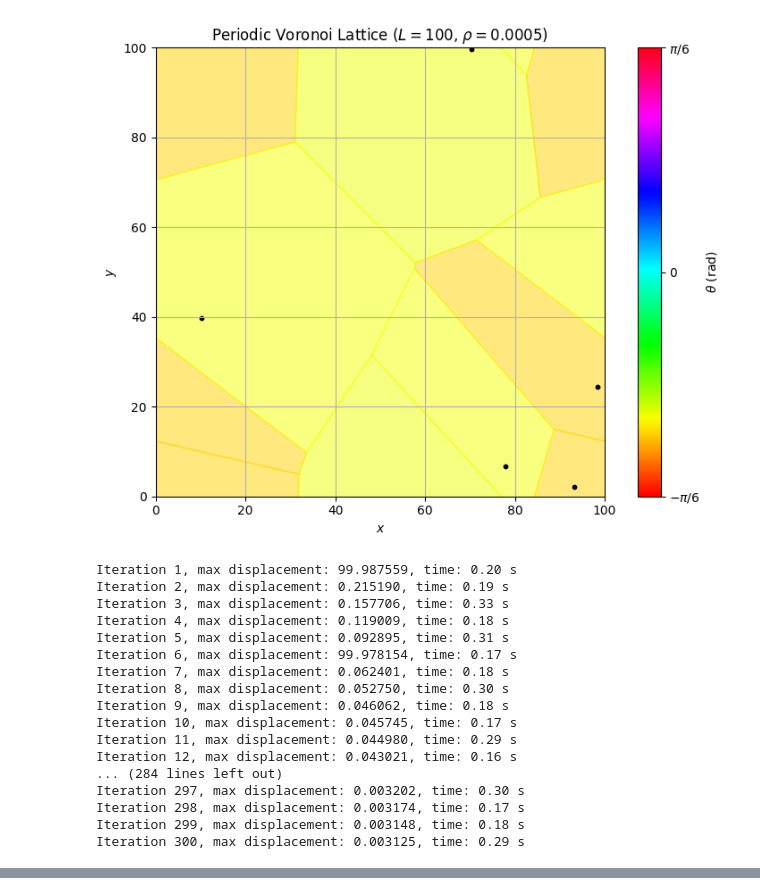
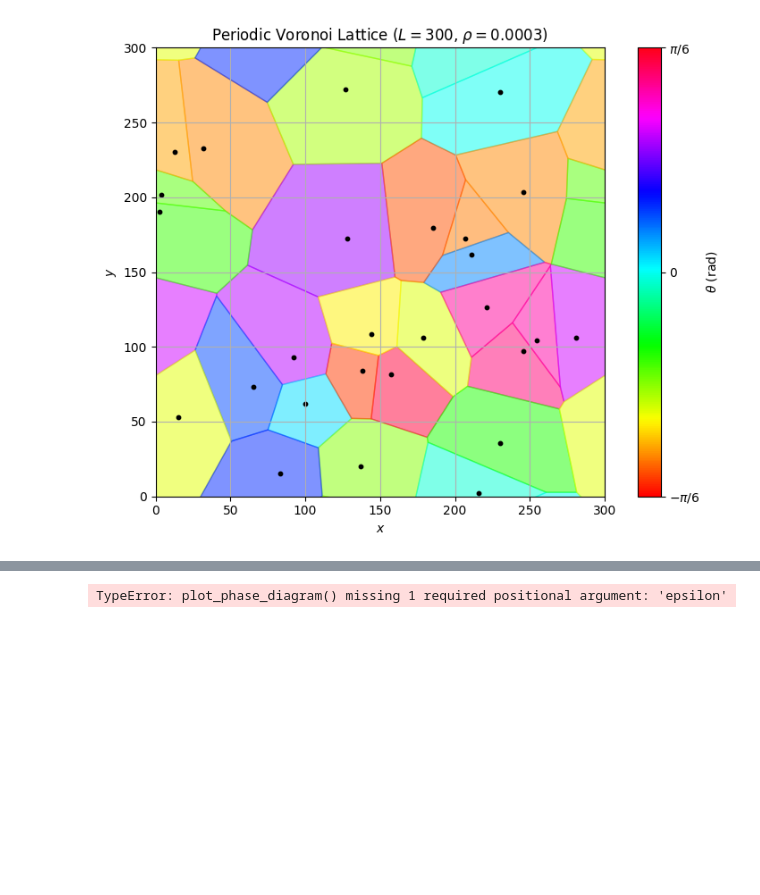
Before and after one commit to Ciciss1/TP, a Jupyter notebook: TP2/Simulation/test.ipynb, the cells around one changed output, grey strips where cells are left out. Drawn from its saved outputs; the diff is of its cells as text; code cells hidden in the pictures; blank space fills up the shorter version.

```diff
--- a/TP2/Simulation/test.ipynb
+++ b/TP2/Simulation/test.ipynb
@@ -9,45 +9,26 @@ from Analyze_Observable import analyze_observable, plot_phase_diagram
 %load_ext autoreload
 %autoreload 2
 # %%
-L = 100
-rho = 0.0005
+L = 300
+rho = 0.0003
 
-T = 4
+T = 35
 alpha = 2.36
 beta_RS = -0.12
 epsilon = 0
 
 vor = Voronoi.PeriodicVoronoi(L, rho)
 
 thetas, energy = MonteCarlo.monte_carlo(vor.theta, vor.adj_i, vor.adj_j, vor.adj_length, 1/T, epsilon, rho, alpha, beta_RS, 200_000)
 vor.theta = thetas
 vor.plot()
 plt.show()
 
-graphene = Graphene.GrapheneCrystal(vor, a = 1.42)
+# graphene = Graphene.GrapheneCrystal(vor, a = 1.42)
 
 # graphene.save_crystal('results/graphene_test.npz')
 
-graphene.plot_atoms()
-plt.show()
-graphene.plot_bonds()
-plt.show()
+# graphene.plot_all()
+# plt.show()
 # %% [output]
-[figure, old version]
+[figure, new version]
-Iteration 1, max displacement: 99.987559, time: 0.20 s
-Iteration 2, max displacement: 0.215190, time: 0.19 s
-Iteration 3, max displacement: 0.157706, time: 0.33 s
-Iteration 4, max displacement: 0.119009, time: 0.18 s
-Iteration 5, max displacement: 0.092895, time: 0.31 s
-Iteration 6, max displacement: 99.978154, time: 0.17 s
-Iteration 7, max displacement: 0.062401, time: 0.18 s
-Iteration 8, max displacement: 0.052750, time: 0.30 s
-Iteration 9, max displacement: 0.046062, time: 0.18 s
-Iteration 10, max displacement: 0.045745, time: 0.17 s
-Iteration 11, max displacement: 0.044980, time: 0.29 s
-Iteration 12, max displacement: 0.043021, time: 0.16 s
-... (284 lines left out)
-Iteration 297, max displacement: 0.003202, time: 0.30 s
-Iteration 298, max displacement: 0.003174, time: 0.17 s
-Iteration 299, max displacement: 0.003148, time: 0.18 s
-Iteration 300, max displacement: 0.003125, time: 0.29 s
@@ -87,4 +66,6 @@ phase_data = {
     }
 }
 
-plot_phase_diagram_3d(phase_data)
+plot_phase_diagram(phase_data)
+# %% [output]
+TypeError: plot_phase_diagram() missing 1 required positional argument: 'epsilon'
```
Also changed, not shown: parts of 2 cells of this notebook, 6 other files.
